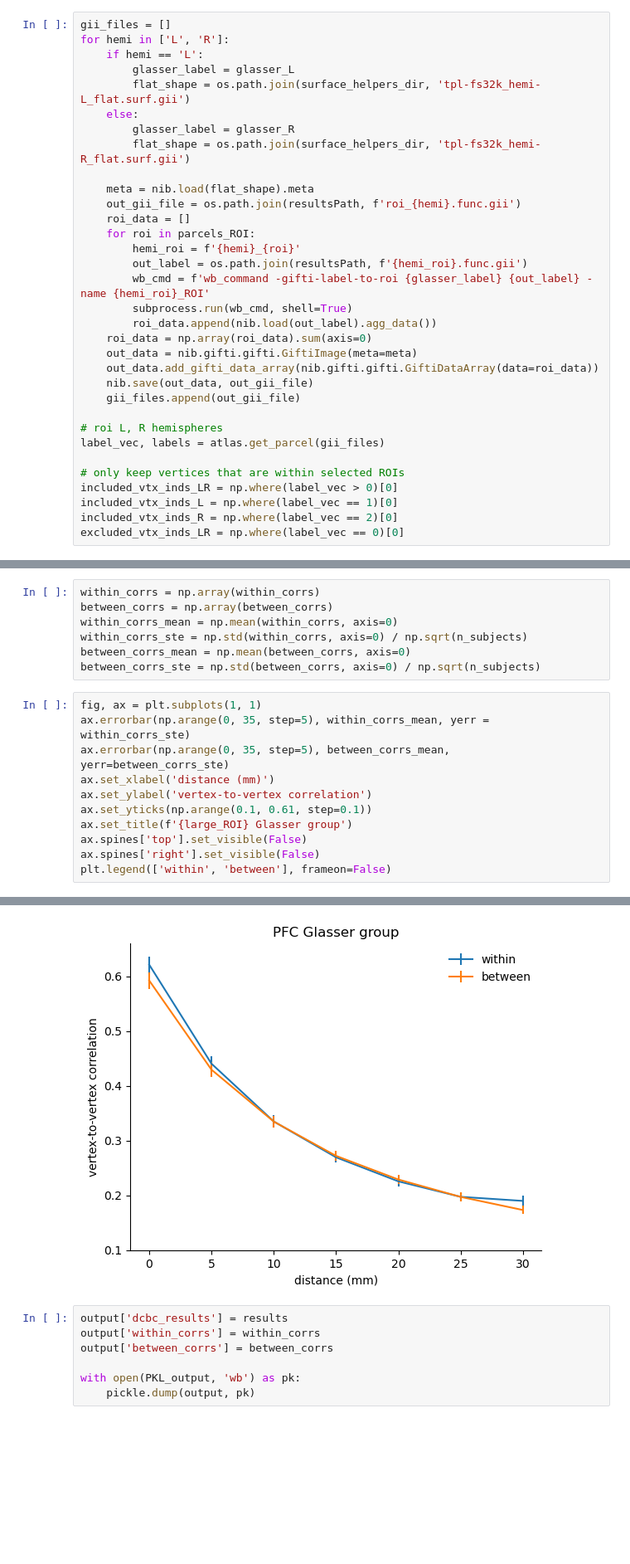
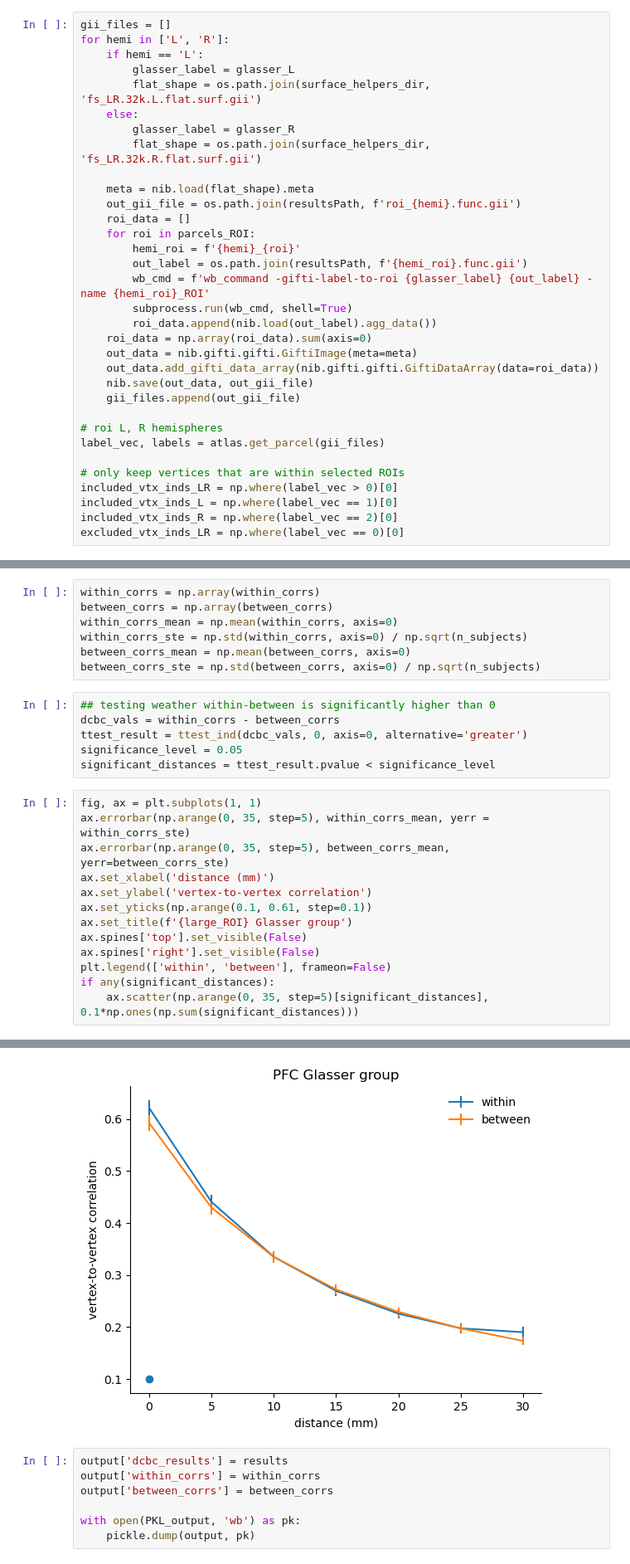
Before and after one commit to jkderrick028/PFC_parcellation, a Jupyter notebook: code/START_A3_DCBC.ipynb, the cells around one changed output, grey strips where cells are left out. Shown at 83% size. Saved outputs shown, nothing was run; the diff lists cells and outputs as text; blank space fills up the shorter version.

```diff
--- a/code/START_A3_DCBC.ipynb
+++ b/code/START_A3_DCBC.ipynb
@@ -79,10 +80,10 @@ gii_files = []
 for hemi in ['L', 'R']:
     if hemi == 'L':
         glasser_label = glasser_L
-        flat_shape = os.path.join(surface_helpers_dir, 'tpl-fs32k_hemi-L_flat.surf.gii')
+        flat_shape = os.path.join(surface_helpers_dir, 'fs_LR.32k.L.flat.surf.gii')
     else:
         glasser_label = glasser_R
-        flat_shape = os.path.join(surface_helpers_dir, 'tpl-fs32k_hemi-R_flat.surf.gii')
+        flat_shape = os.path.join(surface_helpers_dir, 'fs_LR.32k.R.flat.surf.gii')
 
     meta = nib.load(flat_shape).meta
     out_gii_file = os.path.join(resultsPath, f'roi_{hemi}.func.gii')
@@ -142,6 +143,12 @@ within_corrs_mean = np.mean(within_corrs, axis=0)
 within_corrs_ste = np.std(within_corrs, axis=0) / np.sqrt(n_subjects)
 between_corrs_mean = np.mean(between_corrs, axis=0)
 between_corrs_ste = np.std(between_corrs, axis=0) / np.sqrt(n_subjects)
+# %%
+## testing weather within-between is significantly higher than 0
+dcbc_vals = within_corrs - between_corrs
+ttest_result = ttest_ind(dcbc_vals, 0, axis=0, alternative='greater')
+significance_level = 0.05
+significant_distances = ttest_result.pvalue < significance_level
 # %%
 fig, ax = plt.subplots(1, 1)
 ax.errorbar(np.arange(0, 35, step=5), within_corrs_mean, yerr = within_corrs_ste)
@@ -153,4 +160,6 @@ ax.set_title(f'{large_ROI} Glasser group')
 ax.spines['top'].set_visible(False)
 ax.spines['right'].set_visible(False)
 plt.legend(['within', 'between'], frameon=False)
+if any(significant_distances):
+    ax.scatter(np.arange(0, 35, step=5)[significant_distances], 0.1*np.ones(np.sum(significant_distances)))
 # %% [output]
@@ -158,4 +166,4 @@ plt.legend(['within', 'between'], frameon=False)
-[figure, old version]
+[figure, new version]
 # %%
 output['dcbc_results'] = results
 output['within_corrs'] = within_corrs
```
Also changed, not shown: parts of 2 cells of this notebook, 2 other files.
